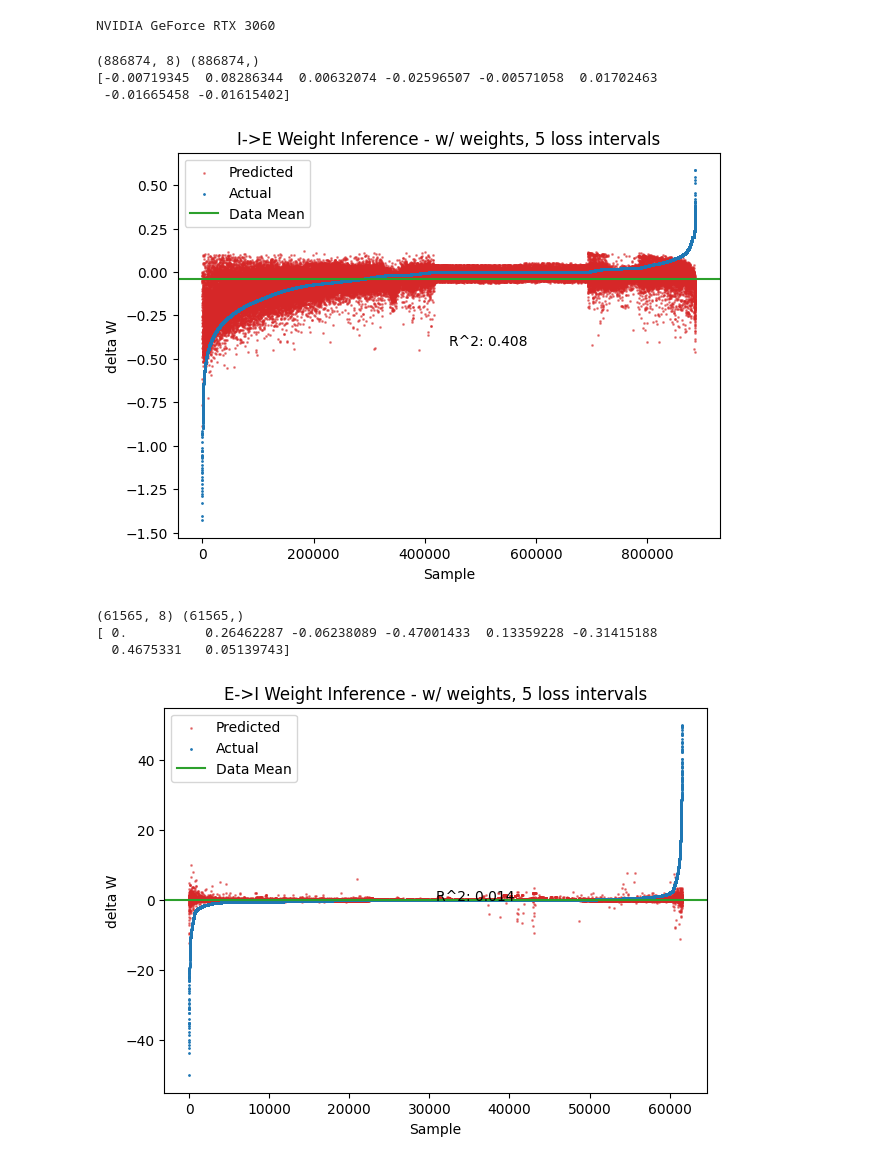
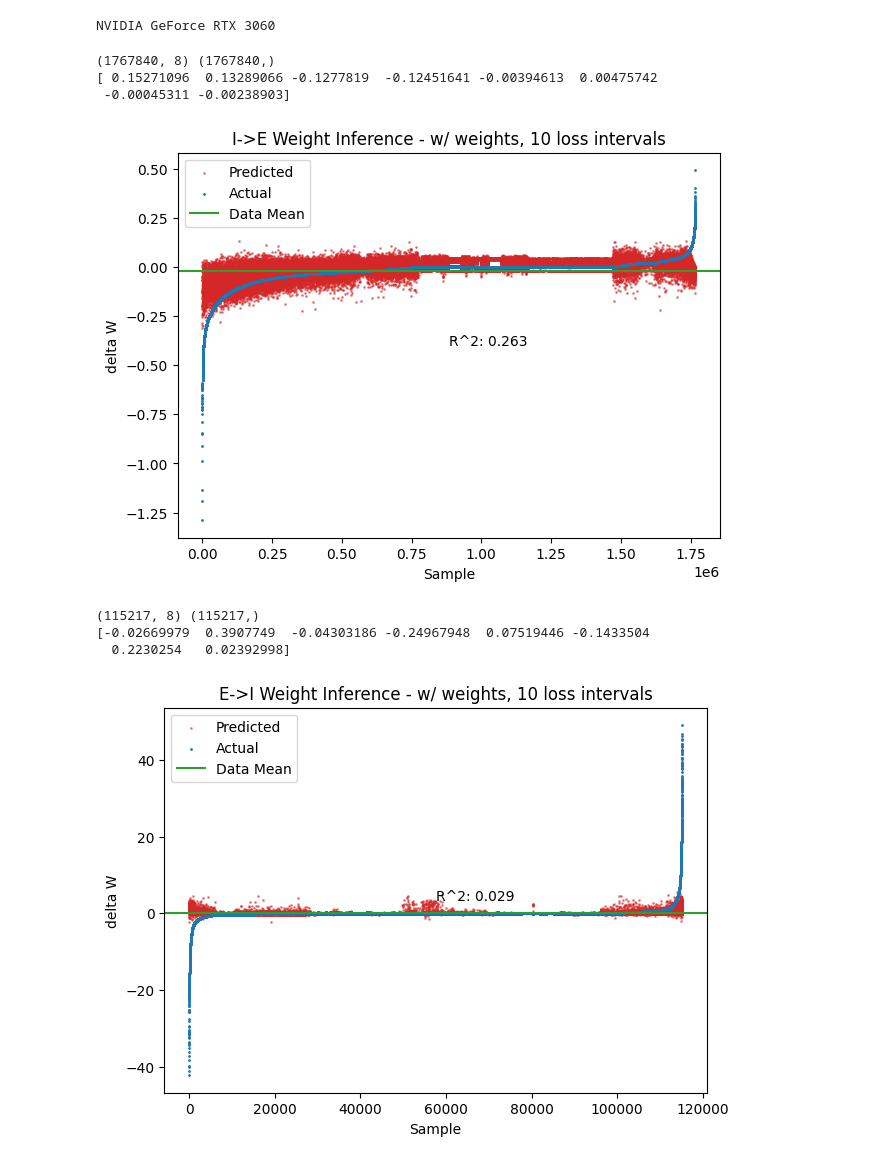
Before and after one commit to ArjunParthasarathy/Piriform-Cortex-Plasticity, a Jupyter notebook: versions/weight_inference/powerseries_weight_change.ipynb, the cells around one changed output. Drawn from its saved outputs; the diff is of its cells as text; code cells hidden in the pictures.

```diff
--- a/versions/weight_inference/powerseries_weight_change.ipynb
+++ b/versions/weight_inference/powerseries_weight_change.ipynb
@@ -286,18 +286,26 @@ def prepare_labels(update_inds, W0, Wf):
     delta_W = Wf[update_inds] - W0[update_inds]
     return delta_W
 # %%
+# Decreasing learning rate across training intervals
+alpha_start = 1e-1
+alpha_end = 1e-2
+
 # We never train on random realization
 def prepare_train_data(post, pre, r, num_intervals=5, degree=2, epoch_subset=None):
     type = "ie" if (post[1] == num_neurons) else "ei"
+    use_weights = False if num_intervals == 1 else True
 
     loss_intervals = load_loss(num_intervals, epoch_subset, r, type)
+    #alphas = alpha_start*torch.exp(torch.arange(num_intervals) * (np.log(alpha_end / alpha_start) / (num_intervals-1)))
+    alphas = ((alpha_end - alpha_start) / num_intervals) * torch.arange(num_intervals) + alpha_start
+    #alphas = torch.ones(num_intervals)
     train_samples = []
     train_labels = []
     for i in range(num_intervals):
         start, end = loss_intervals[i]
         update_inds, W0, R0, _, Wf, _ = load_realization(post, pre, r, start, end)
-        use_weights = False if num_intervals == 1 else True
         features = prepare_features(update_inds, W0, R0, degree=degree, use_weights=use_weights)
+        features = features * alphas[i]
         labels = prepare_labels(update_inds, W0, Wf)
         train_samples.append(features)
         train_labels.append(labels)
@@ -371,26 +381,26 @@ def plot_weight_fitting(post, pre, degree, r, num_intervals=5, sample_subset=Non
 # %%
 real = 1
 degree = 1
-intervals = 5
+intervals = 10
 
 fig, reg_ei = plot_weight_fitting(ei_post, ei_pre, degree=degree, num_intervals=intervals, r=real, sample_subset=100000, epoch_subset=None)
 plt.title(f"I->E Weight Inference - w/ weights, {intervals} loss intervals")
 plt.show()
 plt.close(fig)
 
 fig, reg_ie = plot_weight_fitting(ie_post, ie_pre, degree=degree, num_intervals=intervals, r=real, epoch_subset=None)
 plt.title(f"E->I Weight Inference - w/ weights, {intervals} loss intervals")
 plt.show()
 plt.close(fig)
 # %% [output]
-(886874, 8) (886874,)
-[-0.00719345  0.08286344  0.00632074 -0.02596507 -0.00571058  0.01702463
- -0.01665458 -0.01615402]
+(1767840, 8) (1767840,)
+[ 0.15271096  0.13289066 -0.1277819  -0.12451641 -0.00394613  0.00475742
+ -0.00045311 -0.00238903]
-[figure, old version]
+[figure, new version]
-(61565, 8) (61565,)
-[ 0.          0.26462287 -0.06238089 -0.47001433  0.13359228 -0.31415188
-  0.4675331   0.05139743]
+(115217, 8) (115217,)
+[-0.02669979  0.3907749  -0.04303186 -0.24967948  0.07519446 -0.1433504
+  0.2230254   0.02392998]
-[figure, old version]
+[figure, new version]
 # %%
 # fig, _ = plot_weight_fitting(ei_post, ei_pre, degree=1, num_intervals=1, r=2, sample_subset=10000, epoch_subset=None)
 # plt.title(f"I->E Weight Inference - no weights, {1} loss interval")
```
Also changed, not shown: parts of 7 cells of this notebook, 6 other files.
